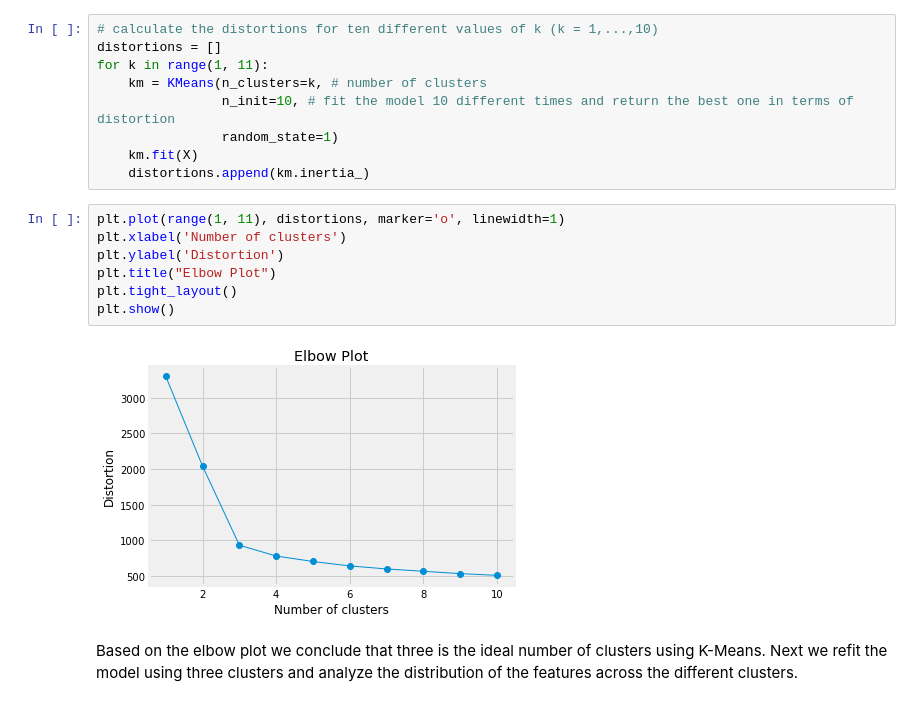
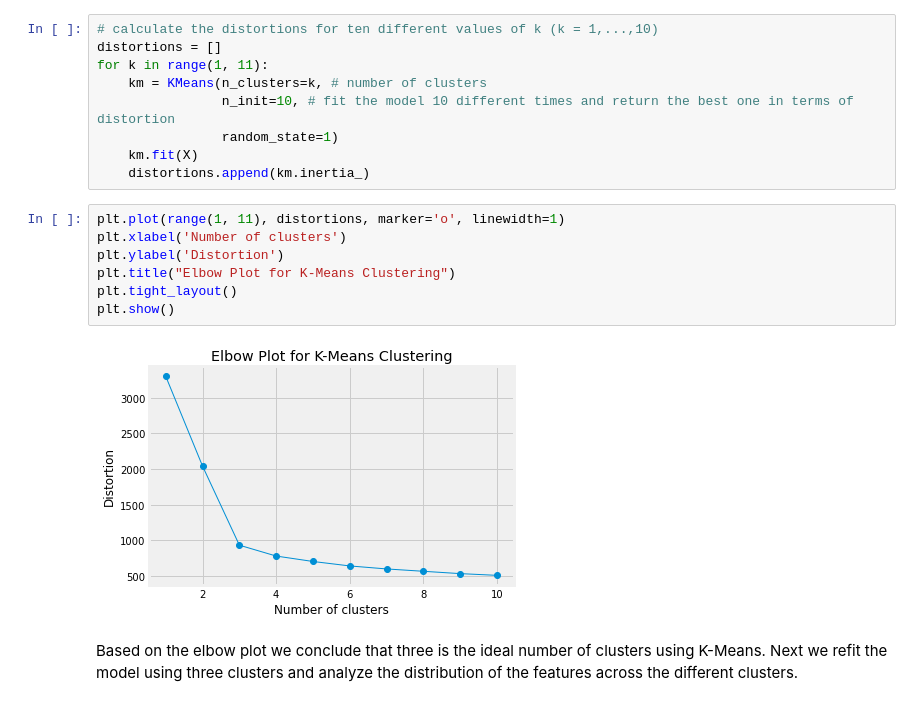
Before and after one commit to FractalMind81/AIML, a Jupyter notebook: Unsupervised Learning/Project 5.ipynb, the cells around one changed output. Saved outputs shown, nothing was run; the diff lists cells and outputs as text.

```diff
--- a/Unsupervised Learning/Project 5.ipynb
+++ b/Unsupervised Learning/Project 5.ipynb
@@ -248,12 +274,12 @@ for k in range(1, 11):
 # %%
 plt.plot(range(1, 11), distortions, marker='o', linewidth=1)
 plt.xlabel('Number of clusters')
 plt.ylabel('Distortion')
-plt.title("Elbow Plot")
+plt.title("Elbow Plot for K-Means Clustering")
 plt.tight_layout()
 plt.show()
 # %% [output]
-[figure, old version]
+[figure, new version]
 # %% [markdown]
 Based on the elbow plot we conclude that three is the ideal number of clusters using K-Means. Next we refit the model using three clusters and analyze the distribution of the features across the different clusters.
 # %%
```
Also changed, not shown: parts of 41 cells of this notebook.
